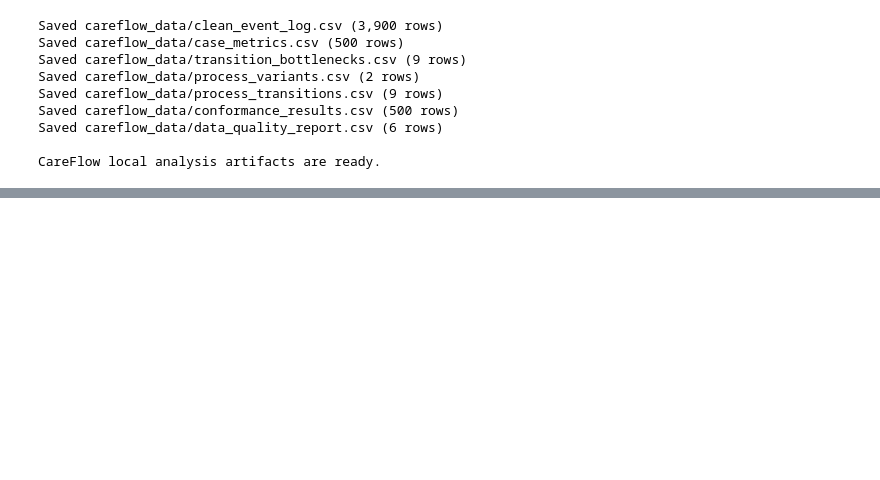
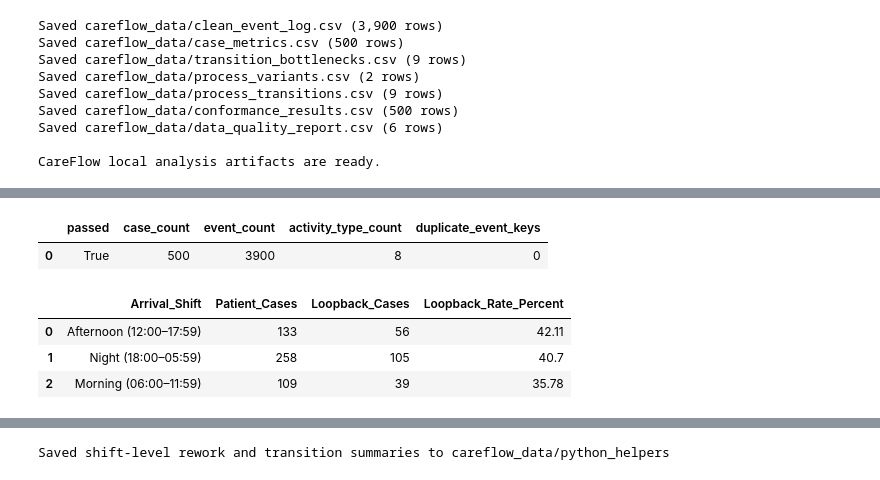
Before and after one commit to Sinchana-2208/CareFlow_DA_Project, a Jupyter notebook: CareFlow_Clinical_Pathway_ProcessMining.ipynb, the cells around one changed output, grey strips where cells are left out. Cells and saved outputs as stored; diff of their text form; code cells hidden in the pictures; blank space fills up the shorter version.

```diff
--- a/CareFlow_Clinical_Pathway_ProcessMining.ipynb
+++ b/CareFlow_Clinical_Pathway_ProcessMining.ipynb
@@ -652,0 +772,30 @@ print("Saved shift-level rework and transition summaries.")
+# %%
+import sys
+sys.path.insert(0, str(Path("scripts").resolve()))  # make scripts/ importable when the notebook runs from the repo root
+
+from careflow_analysis import (
+    validate_event_log as validate_event_log_feature,
+    build_transition_summary as build_transition_summary_feature,
+    summarize_loopbacks_by_group,
+)
+
+feature_validation = validate_event_log_feature(event_log)
+loopback_by_shift = summarize_loopbacks_by_group(event_log, group_column="Arrival_Shift")
+python_transition_summary = build_transition_summary_feature(event_log)
+
+display(pd.DataFrame([feature_validation]))
+display(loopback_by_shift)
+display(python_transition_summary.head(10).round(2))
+
+helper_dir = OUTPUT_DIR / "python_helpers"
+helper_dir.mkdir(parents=True, exist_ok=True)
+loopback_by_shift.to_csv(helper_dir / "loopback_by_arrival_shift.csv", index=False)
+python_transition_summary.to_csv(helper_dir / "python_transition_summary.csv", index=False)
+print("Saved shift-level rework and transition summaries to", helper_dir)
+# %% [output]
+|  | passed | case_count | event_count | activity_type_count | duplicate_event_keys |
+| 0 | True | 500 | 3900 | 8 | 0 |
+|  | Arrival_Shift | Patient_Cases | Loopback_Cases | Loopback_Rate_Percent |
+| 0 | Afternoon (12:00–17:59) | 133 | 56 | 42.11 |
+| 1 | Night (18:00–05:59) | 258 | 105 | 40.7 |
+| 2 | Morning (06:00–11:59) | 109 | 39 | 35.78 |
@@ -652,0 +812 @@ print("Saved shift-level rework and transition summaries.")
+Saved shift-level rework and transition summaries to careflow_data/python_helpers
```
Also changed, not shown: parts of 26 cells of this notebook, 49 other files.
